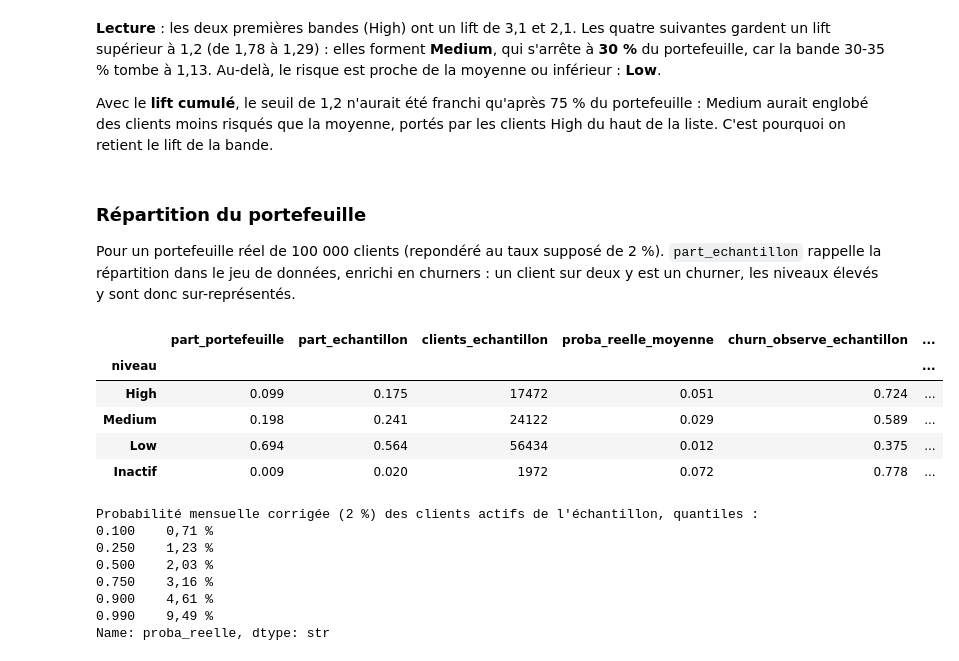
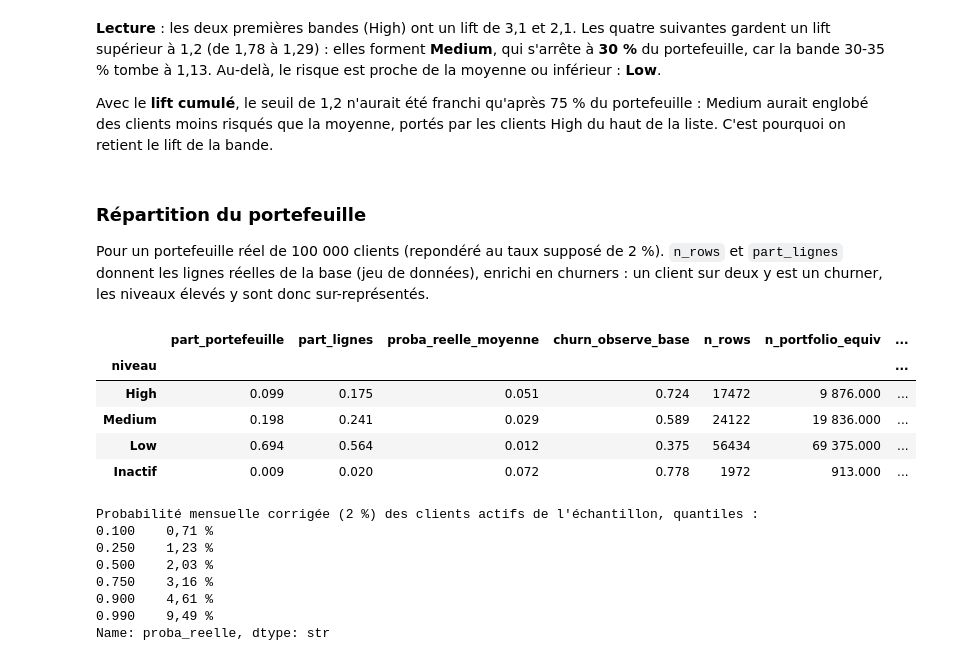
Before and after one commit to malek-ksouri/telecom_churn, a Jupyter notebook: notebooks/08_business_analysis.ipynb, the cells around one changed output. Cells and saved outputs as stored; diff of their text form; code cells hidden in the pictures.

```diff
--- a/notebooks/08_business_analysis.ipynb
+++ b/notebooks/08_business_analysis.ipynb
@@ -119,17 +119,17 @@ Avec le **lift cumulé**, le seuil de 1,2 n'aurait été franchi qu'après 75 %
 # %% [markdown]
 ### Répartition du portefeuille
 
-Pour un portefeuille réel de 100 000 clients (repondéré au taux supposé de 2 %). `part_echantillon` rappelle la répartition dans le jeu de données, enrichi en churners : un client sur deux y est un churner, les niveaux élevés y sont donc sur-représentés.
+Pour un portefeuille réel de 100 000 clients (repondéré au taux supposé de 2 %). `n_rows` et `part_lignes` donnent les lignes réelles de la base (jeu de données), enrichi en churners : un client sur deux y est un churner, les niveaux élevés y sont donc sur-représentés.
 # %%
 tiers = tier_summary(scores, sample_rate=S)
-tiers.round({"clients": 0, "churners_attendus": 0, "revenu_en_jeu": 0, "facture_mensuelle": 0})
+tiers.round({"n_portfolio_equiv": 0, "churners_attendus": 0, "revenu_en_jeu": 0, "facture_mensuelle": 0})
 # %% [output]
-|  | part_portefeuille | part_echantillon | clients_echantillon | proba_reelle_moyenne | churn_observe_echantillon | ... |
-| niveau |  |  |  |  |  | ... |
-| High | 0.099 | 0.175 | 17472 | 0.051 | 0.724 | ... |
-| Medium | 0.198 | 0.241 | 24122 | 0.029 | 0.589 | ... |
-| Low | 0.694 | 0.564 | 56434 | 0.012 | 0.375 | ... |
-| Inactif | 0.009 | 0.020 | 1972 | 0.072 | 0.778 | ... |
+|  | part_portefeuille | part_lignes | proba_reelle_moyenne | churn_observe_base | n_rows | n_portfolio_equiv | ... |
+| niveau |  |  |  |  |  |  | ... |
+| High | 0.099 | 0.175 | 0.051 | 0.724 | 17472 | 9 876.000 | ... |
+| Medium | 0.198 | 0.241 | 0.029 | 0.589 | 24122 | 19 836.000 | ... |
+| Low | 0.694 | 0.564 | 0.012 | 0.375 | 56434 | 69 375.000 | ... |
+| Inactif | 0.009 | 0.020 | 0.072 | 0.778 | 1972 | 913.000 | ... |
 # %%
 q = scores.loc[~scores["inactif"], "proba_reelle"].quantile([0.1, 0.25, 0.5, 0.75, 0.9, 0.99])
 print("Probabilité mensuelle corrigée (2 %) des clients actifs de l'échantillon, quantiles :")
```
Also changed, not shown: parts of 6 cells of this notebook, 26 other files.
